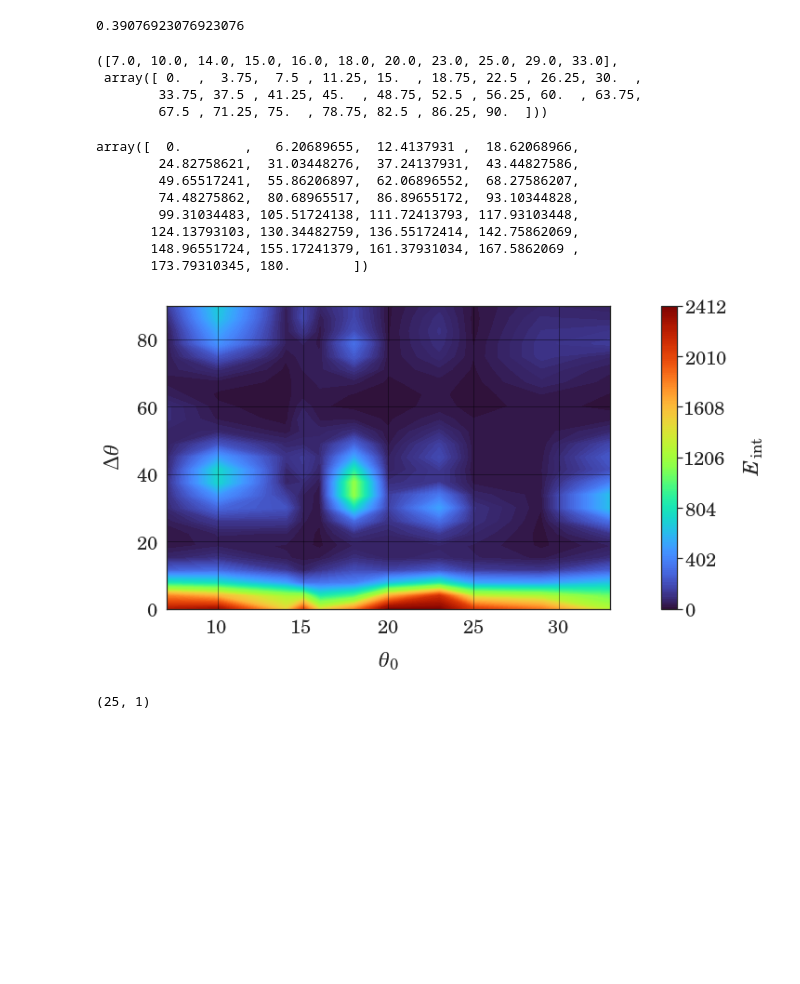
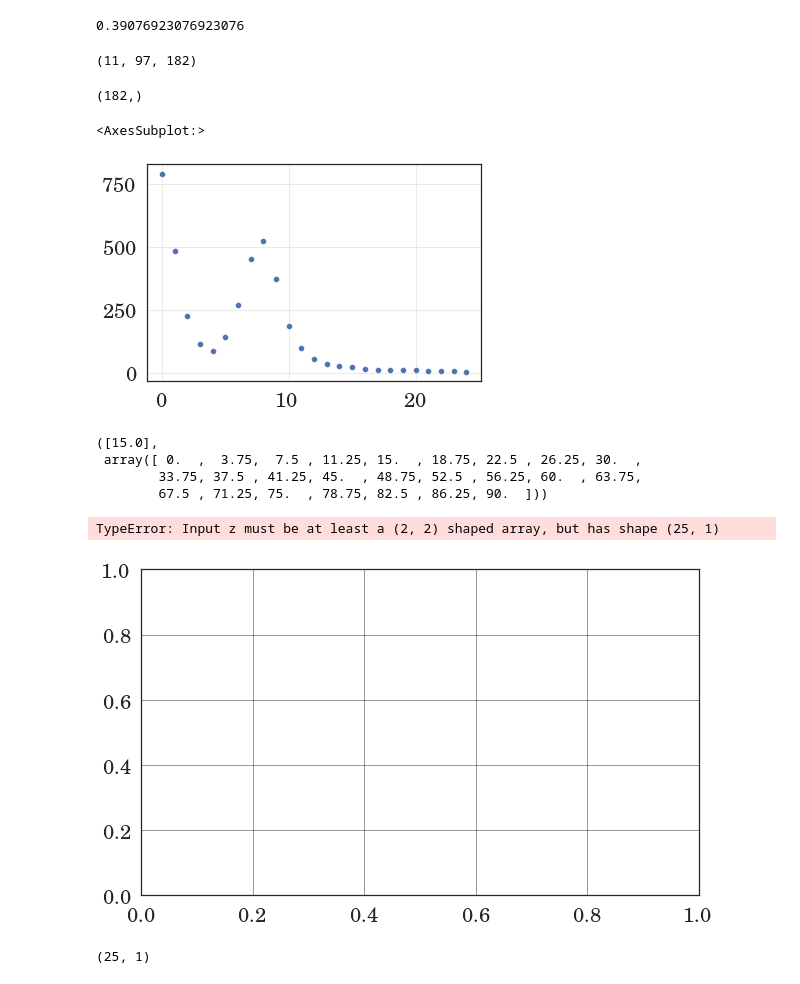
Before and after one commit to Misery7100-Magistracy/Angular-dispersion-boost, a Jupyter notebook: computations/mstm3d.ipynb, the cells around one changed output. Drawn from its saved outputs; the diff is of its cells as text; code cells hidden in the pictures; blank space fills up the shorter version.

Commit message:
Refactor sections; graphs updated; colorbars for flat plots

```diff
--- a/computations/mstm3d.ipynb
+++ b/computations/mstm3d.ipynb
@@ -9,9 +9,9 @@ msevn.configure_mpl()
 # %%
 # solo file
 
-root = './matlab/output/experiment/radius'
+root = './matlab/output/experiment/nonreg'
 
-dphi = np.linspace(0, 180, 30)
+dphi = np.linspace(0, 360, 60)
 dtheta0_90 = np.linspace(0, 90, 25)
 dtheta90_180 = np.linspace(90, 180, 25)
 
@@ -21,7 +21,7 @@ eint90_180_global = np.zeros(shape=(dtheta90_180.size, dphi.size))
 #files = list(filter(lambda x: x.endswith('.mat'), os.listdir(root)))
 #files = filter(lambda x: re.search('15deg', x), files)
 
-fname = os.listdir(root)[2]
+fname = os.listdir(root)[0]
 print(fname)
 
 #wavelength = float(re.search(r'[\d\.]+(?=wav)', fname).group())
@@ -55,12 +77,20 @@ fig = msevn.mstm_polar_plot.e_int(eint0_90 * 383.122 / eint0_90.max(), kind='t',
+# %%
+asf['eField3DAbs'].shape
+# %% [output]
+(11, 97, 182)
+# %%
+np.arange(-10000, 10000, 110).shape
+# %% [output]
+(182,)
 # %%
 import re
 
-root = './matlab/output/radiusdep'
+root = './matlab/output/experiment/theta0'
 #fname = 'cylinder_15edge_249gap_50radius_0.0nonreg_1.8702m_15deg_TEpol_83wav_800bw.mat'
 
 
-#dphi = np.array([0])
-dphi = np.linspace(0, 180, 30)
+dphi = np.array([0])
+#dphi = np.linspace(0, 180, 30)
 dtheta0_90 = np.linspace(0, 90, 25)
 #dtheta90_180 = np.linspace(90, 180, 25)
 
@@ -71,16 +101,17 @@ files = filter(lambda x: x.endswith('.mat'), os.listdir(root))
 #files = filter(lambda x: re.search('15deg', x), files)
 
 eint_storage = {}
-eint_storage[20] = eint0_90_20nm
 
 #eint0_90_global = np.load('shet.npy')
 
 for fname in files:
 
     #wavelength = float(re.search(r'[\d\.]+(?=wav)', fname).group())
-    radius = float(re.search(r'\d+(?=radius)', fname).group())
-    #theta0 = float(re.search(r'\d+(?=deg_theta0)', fname).group())
+    #radius = float(re.search(r'\d+(?=radius)', fname).group())
+    theta0 = float(re.search(r'\d+(?=deg_theta0)', fname).group())
 
+    if theta0 != 15:
+        continue
     #if radius in [30, 60]:
 
     eint0_90 = msevn.mstm_est.e_int(
@@ -92,8 +123,8 @@ for fname in files:
         )
 
     #eint0_90_global += get_rel_amp(wavelength)**2 * eint0_90
-    eint_storage[radius] = eint0_90
-    #eint_storage[theta0] = eint0_90
+    #eint_storage[radius] = eint0_90
+    eint_storage[theta0] = eint0_90
 
     # eint90_180 = msevn.mstm_est.e_int(
     #         matpath=os.path.join(root, fname),
@@ -103,6 +134,13 @@ for fname in files:
     #    )
 
     # eint90_180_global += get_rel_amp(wavelength) * eint90_180
+# %%
+import seaborn as sns
+
+sns.scatterplot(x=list(range(eint_storage[15].size)), y=eint_storage[15][:, 0])
+# %% [output]
+<AxesSubplot:>
+[figure, added]
 # %%
 # plot dtheta vs theta0
 
@@ -112,49 +150,40 @@ datath0 = np.concatenate(list(eint_storage.values()), axis=1)
 # %%
 list(sorted_storage.keys()), dtheta0_90
 # %% [output]
-([7.0, 10.0, 14.0, 15.0, 16.0, 18.0, 20.0, 23.0, 25.0, 29.0, 33.0],
+([15.0],
  array([ 0.  ,  3.75,  7.5 , 11.25, 15.  , 18.75, 22.5 , 26.25, 30.  ,
         33.75, 37.5 , 41.25, 45.  , 48.75, 52.5 , 56.25, 60.  , 63.75,
         67.5 , 71.25, 75.  , 78.75, 82.5 , 86.25, 90.  ]))
-# %%
-np.linspace(0, 180, 30)
-# %% [output]
-array([  0.        ,   6.20689655,  12.4137931 ,  18.62068966,
-        24.82758621,  31.03448276,  37.24137931,  43.44827586,
-        49.65517241,  55.86206897,  62.06896552,  68.27586207,
-        74.48275862,  80.68965517,  86.89655172,  93.10344828,
-        99.31034483, 105.51724138, 111.72413793, 117.93103448,
-       124.13793103, 130.34482759, 136.55172414, 142.75862069,
-       148.96551724, 155.17241379, 161.37931034, 167.5862069 ,
-       173.79310345, 180.        ])
 # %%
 from matplotlib import ticker
+import matplotlib.pyplot as plt
 
 th0mesh, dthmesh = np.meshgrid(list(sorted_storage.keys()), dtheta0_90)
 
 fig, ax = plt.subplots(figsize=(10, 6))
 ax.grid(color='black', alpha=0.4)
 cax = ax.contourf(
                 th0mesh, dthmesh,
                 datath0,
                 cmap='turbo',
                 levels=np.linspace(0, datath0.max(), 150),
                 zorder=-1
             )
 
-ax.set_xlabel(r'$\theta_0$', labelpad=15)
-ax.set_ylabel(r'$\Delta \theta$', labelpad=15)
+ax.set_xlabel(r'$\theta_0$, $^\circ$', labelpad=15)
+ax.set_ylabel(r'$\Delta \theta$, $^\circ$', labelpad=15)
 
 cbar = plt.colorbar(cax, fraction=0.046, pad=0.1)
 cbar.set_label(r'$E_{\rm{int}}$', labelpad=15)
 cbar.ax.yaxis.set_major_locator(ticker.LinearLocator(7))
 
 for c in cax.collections:
     c.set_edgecolor("face")
 
 #fig.savefig('../tex/components/img/celes/theta0_dtheta_dphi_phi0_0.pdf', bbox_inches='tight')
 # %% [output]
+TypeError: Input z must be at least a (2, 2) shaped array, but has shape (25, 1)
-[figure, old version]
+[figure, new version]
 # %%
 eint_storage[30].shape
 # %% [output]
```
Also changed, not shown: parts of 6 cells of this notebook, 14 other files.
